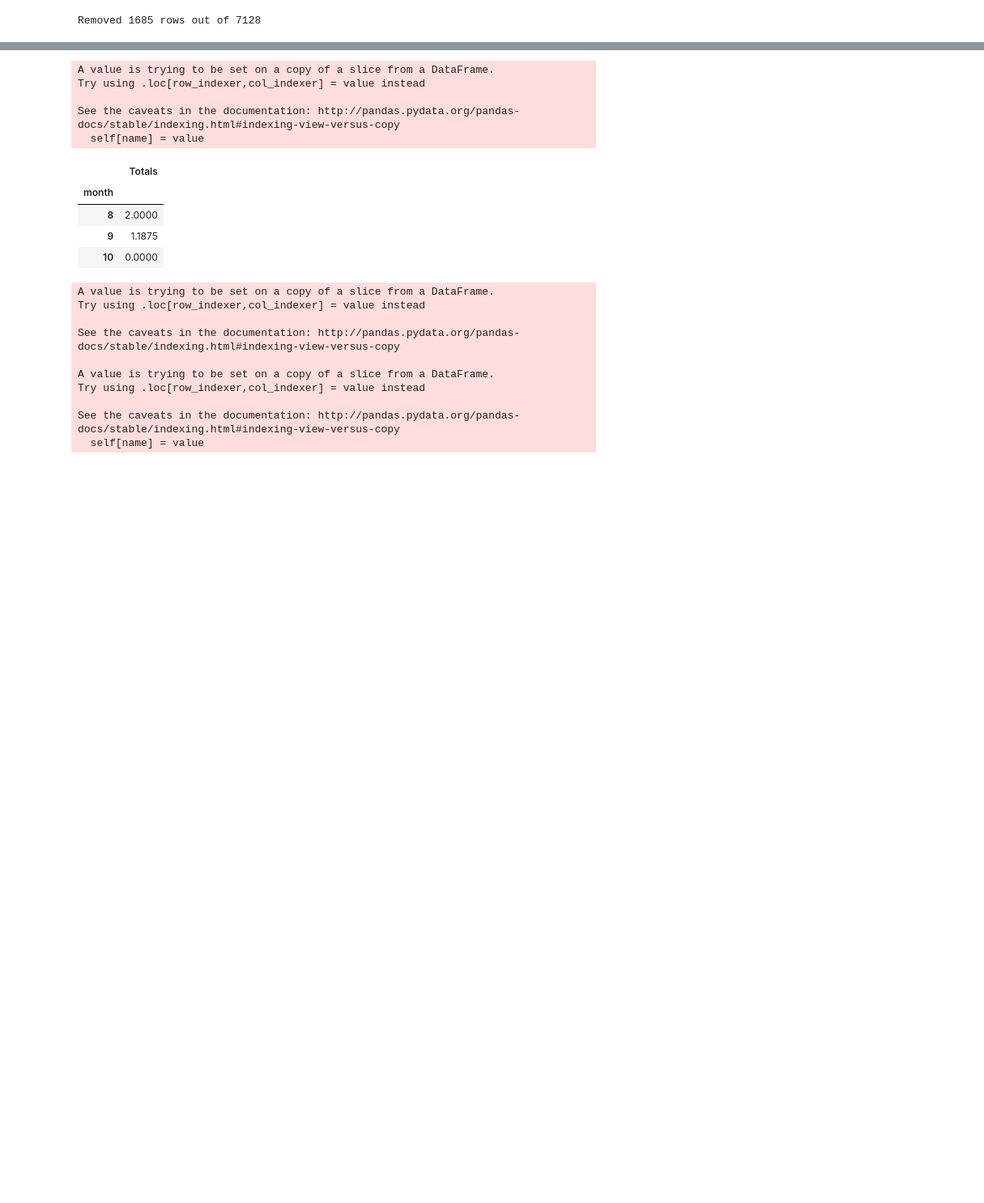
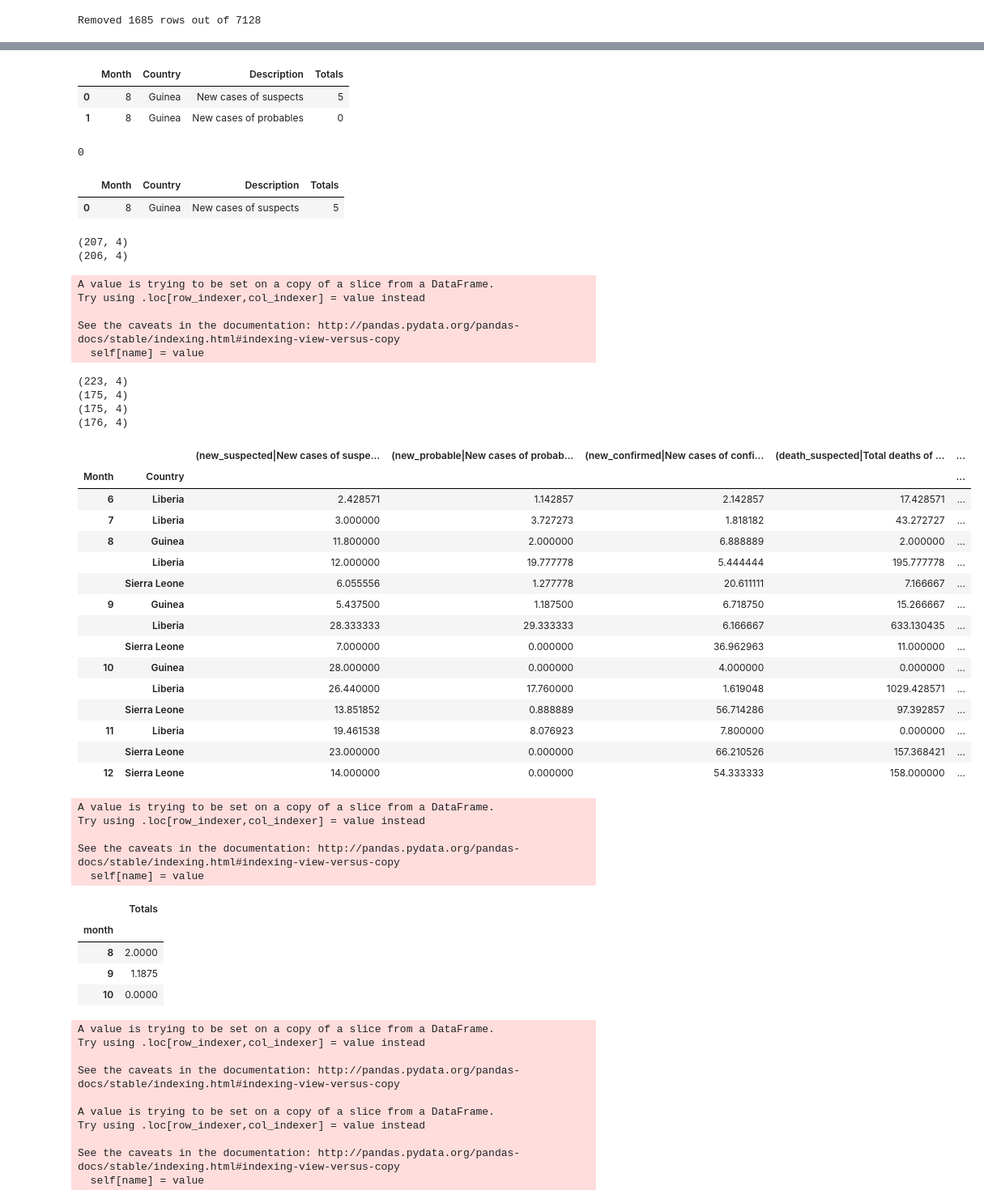
Before and after one commit to rbsteinm/AppliedDataAnalysis, a Jupyter notebook: Homeworks/01 - Pandas and Data Wrangling/Homework 1.ipynb, the cells around one changed output, grey strips where cells are left out. Shown at 81% size. Saved outputs shown, nothing was run; the diff lists cells and outputs as text; code cells hidden in the pictures; blank space fills up the shorter version.

```diff
--- a/Homeworks/01 - Pandas and Data Wrangling/Homework 1.ipynb
+++ b/Homeworks/01 - Pandas and Data Wrangling/Homework 1.ipynb
@@ -113,7 +106,9 @@ full_data = pd.concat([guinea, liberia, sl])
 n_col_before = full_data.shape[0]
 full_data = full_data[full_data.Totals.notnull()]
 n_col_after = full_data.shape[0]
+print("Removed " + str(n_col_before-n_col_after) + " rows out of " + str(n_col_before))
 
-print("Removed " + str(n_col_before-n_col_after) + " rows out of " + str(n_col_before))
+# To facilitate readability, we discard all the columns we don't need
+full_data_crop = full_data[['Month', 'Country', 'Description', 'Totals']]
 # %% [output]
 Removed 1685 rows out of 7128
@@ -156,3 +115,73 @@ guinea[10]
+# %%
+full_data_crop.head(2)
+# %% [output]
+|  | Month | Country | Description | Totals |
+| 0 | 8 | Guinea | New cases of suspects | 5 |
+| 1 | 8 | Guinea | New cases of probables | 0 |
+# %%
+sl.Description.isnull().sum()
+# %% [output]
+0
+# %%
+full_data_crop[full_data_crop.Description.str.match('(N|n)ew.*(s|S)uspect(ed|s)')].head(1)
+# %% [output]
+|  | Month | Country | Description | Totals |
+| 0 | 8 | Guinea | New cases of suspects | 5 |
+# %%
+# compute the desired values
+
+#interests = ['New cases of suspects', 'New cases of probables', 'New cases of confirmed', 'Total new cases', "Total deaths \(confirmed \+ probables \+ suspects\)"]
+interests = ['(new_suspected|New cases of suspects|New Case\/s \(Suspected\))',
+             '(new_probable|New cases of probables|New Case\/s \(Probable\))',
+             '(new_confirmed|New cases of confirmed|New case\/s \(confirmed\))',
+             '(death_suspected|Total deaths of suspects|Total death\/s in confirmed cases)',
+             '(death_probable|Total deaths of probables|Total death\/s in probable cases)',
+             '(death_confirmed|Total deaths of confirmed|Total death\/s in confirmed cases)'
+            ]
+all_means = []
+for interest in interests:
+    rows = full_data_crop[full_data_crop.Description.str.match(interest)]
+    print(rows.shape)
+    rows.Totals = pd.to_numeric(rows.Totals)
+    merge_index = [rows.Month, rows.Country]
+    means = rows.groupby(merge_index).agg(np.mean)
+    means = means[['Totals']]
+
+    means.columns = [interest]
+    all_means.append(means)
+
+current = all_means[0]
+for mean in all_means[1:]:
+    current = pd.merge(current, mean,  left_index=True, right_index=True)
+current
+# %% [output]
+(207, 4)
+(206, 4)
+A value is trying to be set on a copy of a slice from a DataFrame.
+Try using .loc[row_indexer,col_indexer] = value instead
+
+See the caveats in the documentation: http://pandas.pydata.org/pandas-docs/stable/indexing.html#indexing-view-versus-copy
+  self[name] = value
+(223, 4)
+(175, 4)
+(175, 4)
+(176, 4)
+|  |  | (new_suspected|New cases of suspe... | (new_probable|New cases of probab... | (new_confirmed|New cases of confi... | (death_suspected|Total deaths of ... | ... |
+| Month | Country |  |  |  |  | ... |
+| 6 | Liberia | 2.428571 | 1.142857 | 2.142857 | 17.428571 | ... |
+| 7 | Liberia | 3.000000 | 3.727273 | 1.818182 | 43.272727 | ... |
+| 8 | Guinea | 11.800000 | 2.000000 | 6.888889 | 2.000000 | ... |
+|  | Liberia | 12.000000 | 19.777778 | 5.444444 | 195.777778 | ... |
+|  | Sierra Leone | 6.055556 | 1.277778 | 20.611111 | 7.166667 | ... |
+| 9 | Guinea | 5.437500 | 1.187500 | 6.718750 | 15.266667 | ... |
+|  | Liberia | 28.333333 | 29.333333 | 6.166667 | 633.130435 | ... |
+|  | Sierra Leone | 7.000000 | 0.000000 | 36.962963 | 11.000000 | ... |
+| 10 | Guinea | 28.000000 | 0.000000 | 4.000000 | 0.000000 | ... |
+|  | Liberia | 26.440000 | 17.760000 | 1.619048 | 1029.428571 | ... |
+|  | Sierra Leone | 13.851852 | 0.888889 | 56.714286 | 97.392857 | ... |
+| 11 | Liberia | 19.461538 | 8.076923 | 7.800000 | 0.000000 | ... |
+|  | Sierra Leone | 23.000000 | 0.000000 | 66.210526 | 157.368421 | ... |
+| 12 | Sierra Leone | 14.000000 | 0.000000 | 54.333333 | 158.000000 | ... |
 # %%
 new_cases = guinea_df_clean[guinea_df_clean.Description.str.contains('New cases of probables')]
 new_cases.Totals = pd.to_numeric(new_cases.Totals)
```
Also changed, not shown: parts of 6 cells of this notebook.
